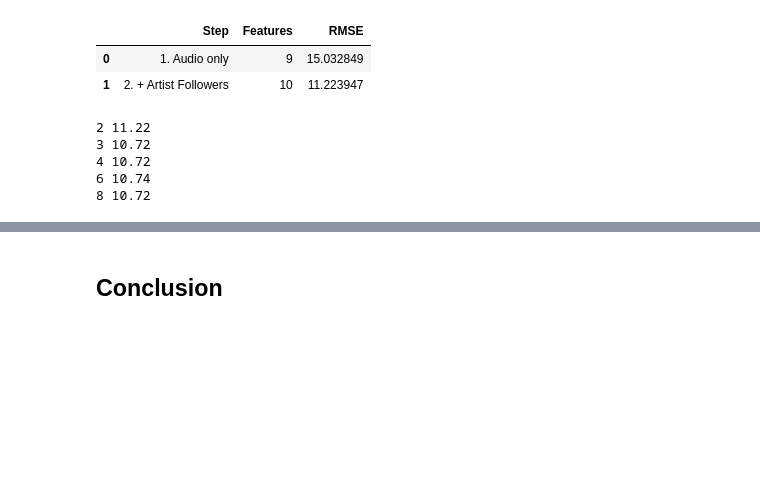
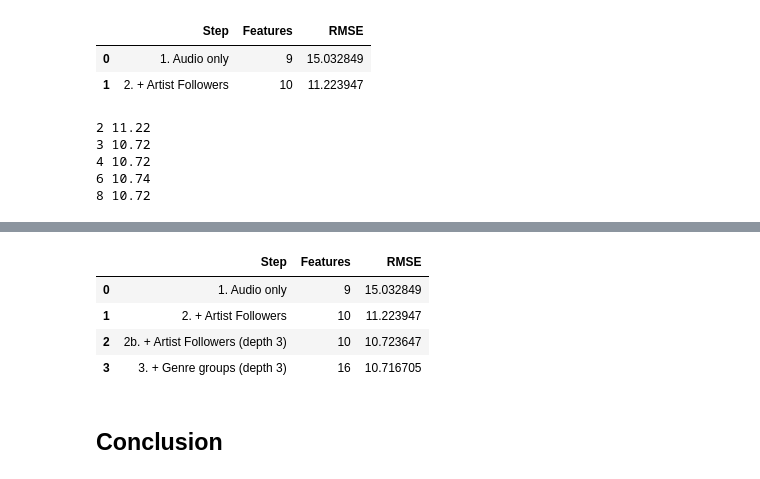
Before and after one commit to cnmi-ds-22/hmsealy___Data-Science-Portofolio-C22-, a Jupyter notebook: Modules/Module_4_Tree_Based_Methods/Projects/Instructions/Project.4-Spotify/Spotify.Pass-10.ipynb, the cells around one changed output, grey strips where cells are left out. Cells and saved outputs as stored; diff of their text form; code cells hidden in the pictures; blank space fills up the shorter version.

Commit message:
add 2nd iteration

```diff
--- a/Modules/Module_4_Tree_Based_Methods/Projects/Instructions/Project.4-Spotify/Spotify.Pass-10.ipynb
+++ b/Modules/Module_4_Tree_Based_Methods/Projects/Instructions/Project.4-Spotify/Spotify.Pass-10.ipynb
@@ -617,0 +640,23 @@ for d in [2, 3, 4, 6, 8]:
+# %%
+# Broad genre groups. Each group lists words to look for, separated by | (which means "or")
+genre_groups = {
+    'genre_pop':    'pop',
+    'genre_hiphop': 'hip hop|rap|trap',
+    'genre_latin':  'latin|reggaeton|urbano|mexican',
+    'genre_rock':   'rock',
+    'genre_dance':  'dance|edm|house|electro',
+    'genre_kpop':   'k-pop',
+}
+
+# Make lowercase text, so 'Pop' and 'pop' match the same
+genre_text = p10_clean['Genre'].str.lower()
+
+# For each group: 1 if any of its words appear in the song's genres, otherwise 0
+for col_name, words in genre_groups.items():
+    p10_clean[col_name] = genre_text.str.contains(words, na=False).astype(int)
+    # na=False: a song with no genre gets 0 instead of an error
+
+genre_cols = list(genre_groups.keys())
+
+# Check: how many songs are in each group?
+p10_clean[genre_cols].sum()
@@ -618,2 +672,21 @@ for d in [2, 3, 4, 6, 8]:
+# %%
+# Step 2 again at depth 3 (the new best depth), for a fair comparison
+iteration_log.append({'Step': '2b. + Artist Followers (depth 3)',
+                      'Features': len(step2_cols),
+                      'RMSE': forest_rmse(step2_cols, depth=3)})
+
+# Step 3: audio + Artist Followers + broad genres
+step3_cols = step2_cols + genre_cols
+iteration_log.append({'Step': '3. + Genre groups (depth 3)',
+                      'Features': len(step3_cols),
+                      'RMSE': forest_rmse(step3_cols, depth=3)})
+
+pd.DataFrame(iteration_log)
+# %% [output]
+|  | Step | Features | RMSE |
+| 0 | 1. Audio only | 9 | 15.032849 |
+| 1 | 2. + Artist Followers | 10 | 11.223947 |
+| 2 | 2b. + Artist Followers (depth 3) | 10 | 10.723647 |
+| 3 | 3. + Genre groups (depth 3) | 16 | 10.716705 |
 # %% [markdown]
 ## Conclusion
```
Also changed, not shown: parts of 2 cells of this notebook.
